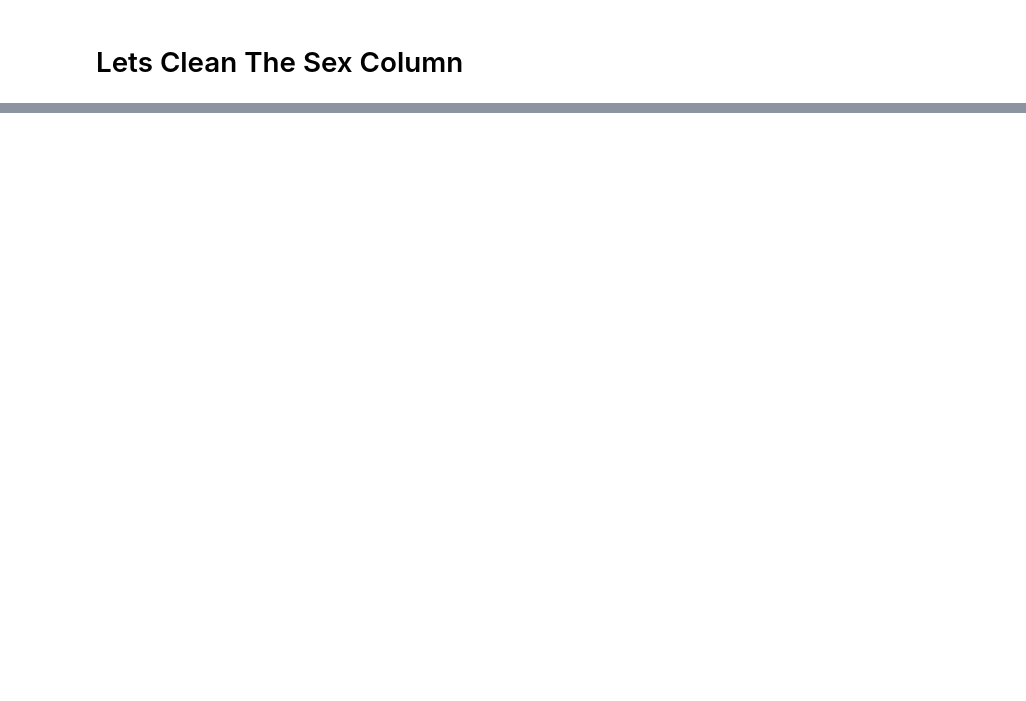
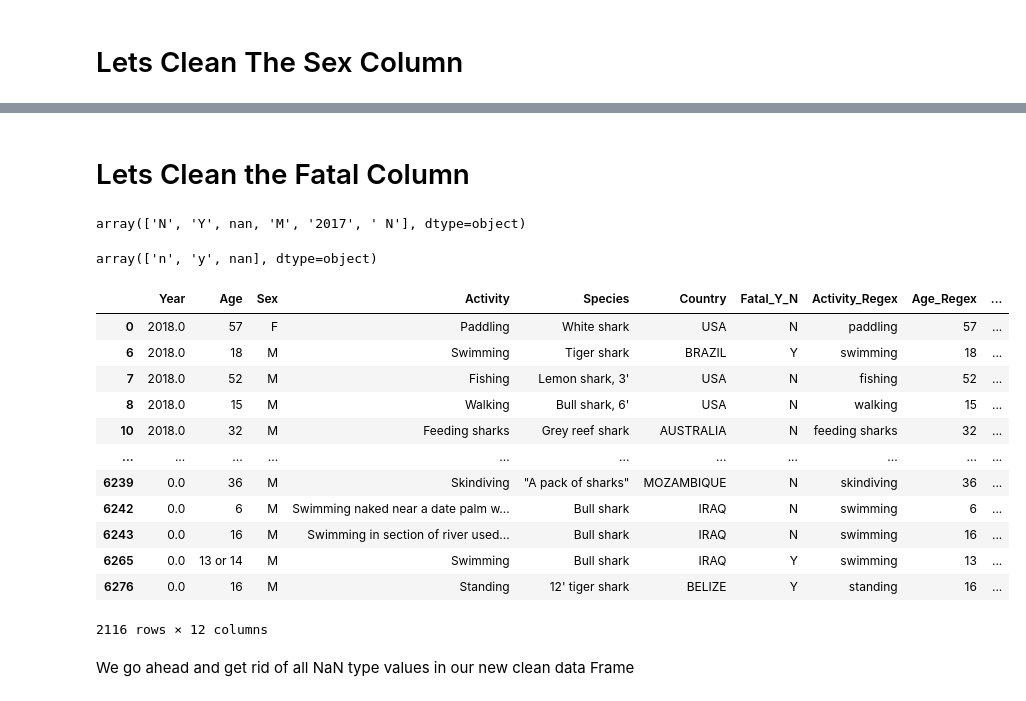
Before and after one commit to Javi-Python/Projecto-Shark-Attack-Data-Cleaning, a Jupyter notebook: Cleaning Shark Data V1.ipynb, the cells around one changed output, grey strips where cells are left out. Saved outputs shown, nothing was run; the diff lists cells and outputs as text; code cells hidden in the pictures; blank space fills up the shorter version.

Commit message:
cleaning done

```diff
--- a/Cleaning Shark Data V1.ipynb
+++ b/Cleaning Shark Data V1.ipynb
@@ -299,0 +333,11 @@ sharks_replace_sex.head()
+# %%
+species_regex = [r'.*?\bwhite\b\s+\bshark\b.*',r'.*?\bblue\b\s+\bshark\b.*', r'.*?\btiger\b\s.*',
+           r'.*?\bbull\b\s.*',r'.*?\bshark\b\s+\binvolvement\b.*',r'.*?\bwobbegong\b\s+\bshark\b.*',
+           r'.*?\bblacktip\b\s.*', r'.*?\bbronze\b\s+\bwhaler\b.*', r'.*?\bmako\b\s.*',r'.*?\bnurse\b\s.*',
+           r'.*?\bhammerhead\b\s.*', r'.*?\braggedtooth\b\s.*']
+species_change = ['White shark', 'Blue shark', 'Tiger shark',
+         'Bull shark', 'Not a shark', 'Wobbegong shark',
+         'Blacktip shark','Bronze whaler shark', 'Mako shark',
+         'Nurse shark', 'Hammerhead shark', 'Raggedtooth shark']
+# %%
+Clean_Sharks = fu.replace_regex(sharks_replace_sex, species_regex, species_change, 'Species_Regex', 'Species')
@@ -299,0 +358,33 @@ sharks_replace_sex.head()
+# %% [markdown]
+# Lets Clean the Fatal Column
+# %%
+Clean_Sharks.Fatal_Y_N.unique()
+# %% [output]
+array(['N', 'Y', nan, 'M', '2017', ' N'], dtype=object)
+# %%
+fatal_regex = [r'\s[a-zA-Z]+', r'm', r'2017']
+fatal_change = ['n', np.nan, np.nan]
+# %%
+Clean_Sharks2 = fu.replace_regex(Clean_Sharks, fatal_regex, fatal_change, 'Fatal_Regex', 'Fatal_Y_N')
+# %%
+Clean_Sharks2.Fatal_Regex.unique()
+# %% [output]
+array(['n', 'y', nan], dtype=object)
+# %%
+Clean_Sharks2
+# %% [output]
+|  | Year | Age | Sex | Activity | Species | Country | Fatal_Y_N | Activity_Regex | Age_Regex | ... |
+| 0 | 2018.0 | 57 | F | Paddling | White shark | USA | N | paddling | 57 | ... |
+| 6 | 2018.0 | 18 | M | Swimming | Tiger shark | BRAZIL | Y | swimming | 18 | ... |
+| 7 | 2018.0 | 52 | M | Fishing | Lemon shark, 3' | USA | N | fishing | 52 | ... |
+| 8 | 2018.0 | 15 | M | Walking | Bull shark, 6' | USA | N | walking | 15 | ... |
+| 10 | 2018.0 | 32 | M | Feeding sharks | Grey reef shark | AUSTRALIA | N | feeding sharks | 32 | ... |
+| ... | ... | ... | ... | ... | ... | ... | ... | ... | ... | ... |
+| 6239 | 0.0 | 36 | M | Skindiving | "A pack of sharks" | MOZAMBIQUE | N | skindiving | 36 | ... |
+| 6242 | 0.0 | 6 | M | Swimming naked near a date palm w... | Bull shark | IRAQ | N | swimming | 6 | ... |
+| 6243 | 0.0 | 16 | M | Swimming in section of river used... | Bull shark | IRAQ | N | swimming | 16 | ... |
+| 6265 | 0.0 | 13 or 14 | M | Swimming | Bull shark | IRAQ | Y | swimming | 13 | ... |
+| 6276 | 0.0 | 16 | M | Standing | 12' tiger shark | BELIZE | Y | standing | 16 | ... |
+2116 rows × 12 columns
+# %% [markdown]
+We go ahead and get rid of all NaN type values in our new clean data Frame
```
Also changed, not shown: parts of 20 cells of this notebook.
